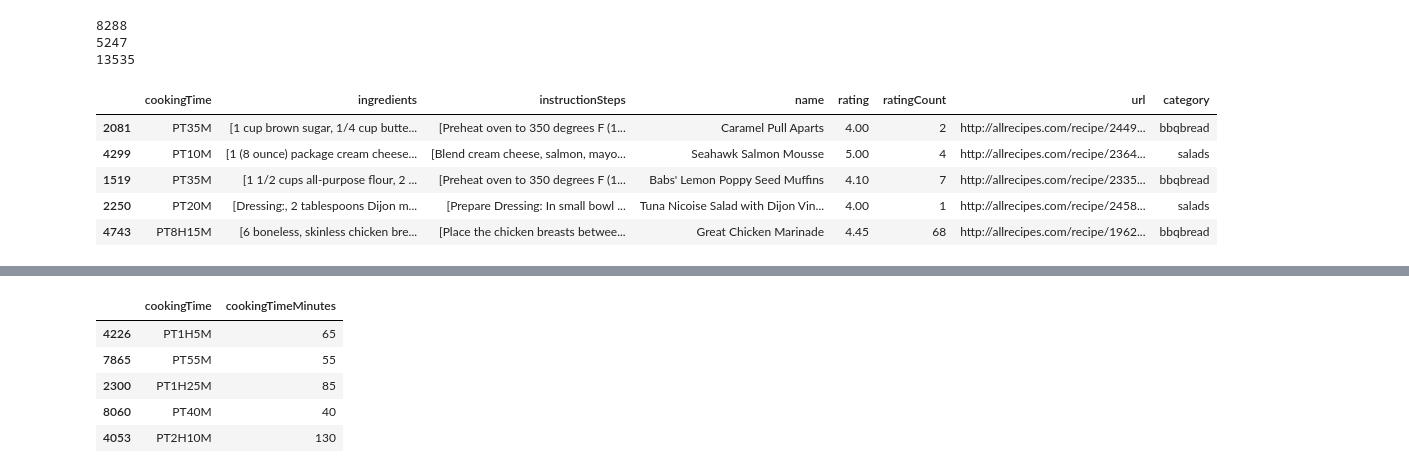
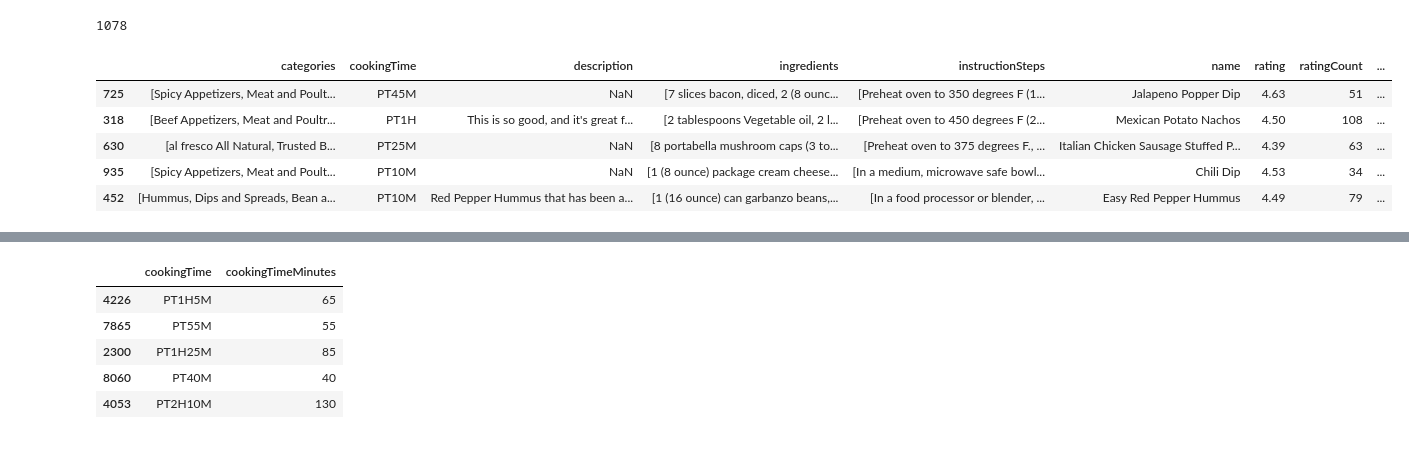
Before and after one commit to roygv/w266-recipes, a Jupyter notebook: DataProcessing.ipynb, the cells around one changed output, grey strips where cells are left out. Drawn from its saved outputs; the diff is of its cells as text; code cells hidden in the pictures.

```diff
--- a/DataProcessing.ipynb
+++ b/DataProcessing.ipynb
@@ -22,21 +25,19 @@ total 36032
 # %%
-df = pd.read_json('./data/allRecipes_recipes_appetizers_salads.json', dtype={})
-df2 = pd.read_json('./data/allRecipes_recipes_bbq_bread.json', dtype={})
+df = pd.read_json('./recipeVectors/allRecipes_recipes.json', dtype={})
+# df2 = pd.read_json('./data/allRecipes_recipes_bbq_bread.json', dtype={})
 
-df['category'] = 'salads'
-df2['category'] = 'bbqbread'
-df_merged = pd.concat([df,df2])
+# df['category'] = 'salads'
+# df2['category'] = 'bbqbread'
+# df_merged = pd.concat([df,df2])
 print len(df)
-print len(df2)
-print len(df_merged)
-df_merged.sample(5)
+# print len(df2)
+# print len(df_merged)
+df.sample(5)
 # %% [output]
-8288
-5247
-13535
+1078
-|  | cookingTime | ingredients | instructionSteps | name | rating | ratingCount | url | category |
-| 2081 | PT35M | [1 cup brown sugar, 1/4 cup butte... | [Preheat oven to 350 degrees F (1... | Caramel Pull Aparts | 4.00 | 2 | http://allrecipes.com/recipe/2449... | bbqbread |
-| 4299 | PT10M | [1 (8 ounce) package cream cheese... | [Blend cream cheese, salmon, mayo... | Seahawk Salmon Mousse | 5.00 | 4 | http://allrecipes.com/recipe/2364... | salads |
-| 1519 | PT35M | [1 1/2 cups all-purpose flour, 2 ... | [Preheat oven to 350 degrees F (1... | Babs' Lemon Poppy Seed Muffins | 4.10 | 7 | http://allrecipes.com/recipe/2335... | bbqbread |
-| 2250 | PT20M | [Dressing:, 2 tablespoons Dijon m... | [Prepare Dressing: In small bowl ... | Tuna Nicoise Salad with Dijon Vin... | 4.00 | 1 | http://allrecipes.com/recipe/2458... | salads |
-| 4743 | PT8H15M | [6 boneless, skinless chicken bre... | [Place the chicken breasts betwee... | Great Chicken Marinade | 4.45 | 68 | http://allrecipes.com/recipe/1962... | bbqbread |
+|  | categories | cookingTime | description | ingredients | instructionSteps | name | rating | ratingCount | ... |
+| 725 | [Spicy Appetizers, Meat and Poult... | PT45M | NaN | [7 slices bacon, diced, 2 (8 ounc... | [Preheat oven to 350 degrees F (1... | Jalapeno Popper Dip | 4.63 | 51 | ... |
+| 318 | [Beef Appetizers, Meat and Poultr... | PT1H | This is so good, and it's great f... | [2 tablespoons Vegetable oil, 2 l... | [Preheat oven to 450 degrees F (2... | Mexican Potato Nachos | 4.50 | 108 | ... |
+| 630 | [al fresco All Natural, Trusted B... | PT25M | NaN | [8 portabella mushroom caps (3 to... | [Preheat oven to 375 degrees F., ... | Italian Chicken Sausage Stuffed P... | 4.39 | 63 | ... |
+| 935 | [Spicy Appetizers, Meat and Poult... | PT10M | NaN | [1 (8 ounce) package cream cheese... | [In a medium, microwave safe bowl... | Chili Dip | 4.53 | 34 | ... |
+| 452 | [Hummus, Dips and Spreads, Bean a... | PT10M | Red Pepper Hummus that has been a... | [1 (16 ounce) can garbanzo beans,... | [In a food processor or blender, ... | Easy Red Pepper Hummus | 4.49 | 79 | ... |
```
Also changed, not shown: parts of 3 cells of this notebook.
